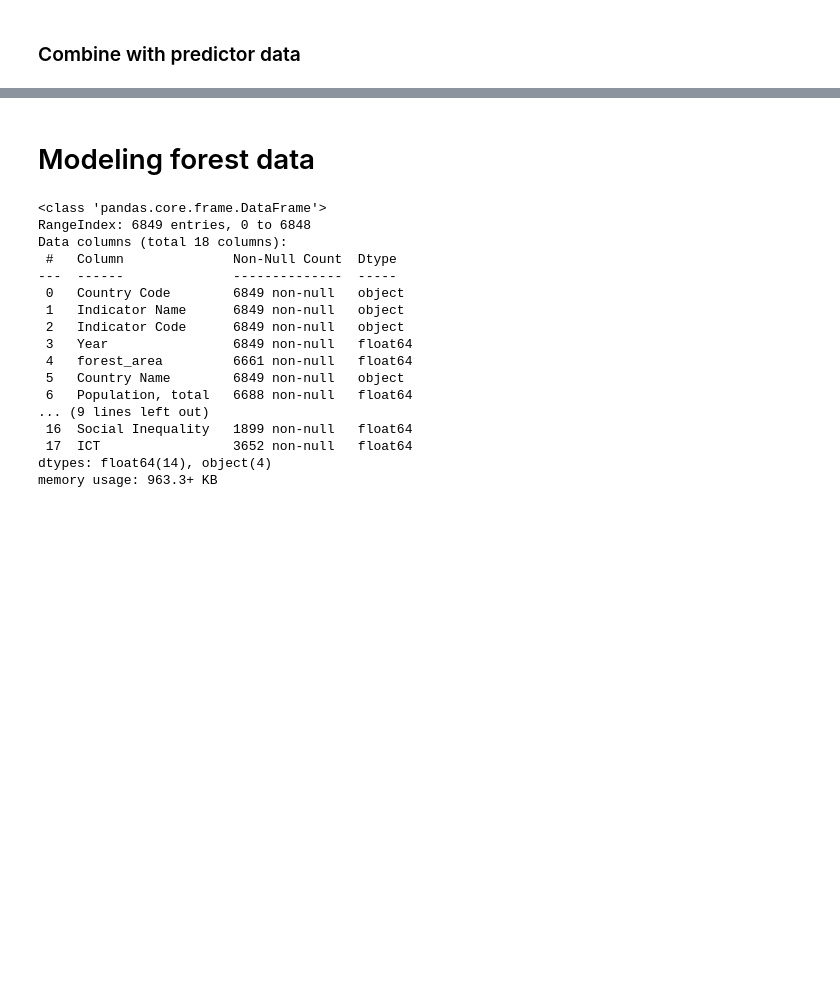
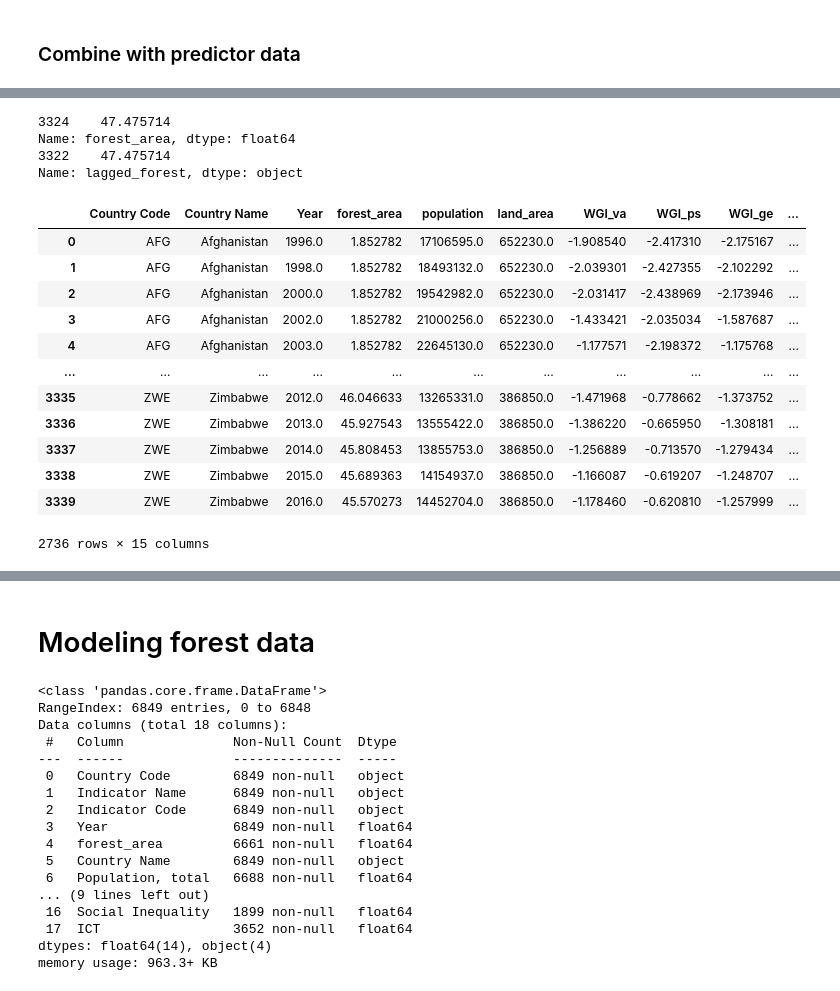
Before and after one commit to marcbarc19/DataScienceExam, a Jupyter notebook: forest-modelling.ipynb, the cells around one changed output, grey strips where cells are left out. Cells and saved outputs as stored; diff of their text form; code cells hidden in the pictures; blank space fills up the shorter version.

```diff
--- a/forest-modelling.ipynb
+++ b/forest-modelling.ipynb
@@ -385,0 +396,3 @@ forest_full.describe()
+# %%
+forest_full_imputed = forest_full_imputed.drop(columns=['Indicator Name', 'Indicator Code', 'Education', 'Innovation', 'Social Inequality'])
+forest_full_imputed.info()
@@ -385,0 +419,24 @@ forest_full.describe()
+# %%
+#Defining the number of years to lag
+lag_years = 4
+
+#Creating the new column 'lagged_ghg' and initializing with NaN
+forest_full_imputed['lagged_forest'] = pd.NA
+
+#Iterating over each row
+for i in range(len(forest_full_imputed)):
+    country = forest_full_imputed.loc[i, 'Country Code']
+    year = forest_full_imputed.loc[i, 'Year']
+
+    correct_year = year + lag_years
+
+    #Finding the row where the country is the same and the year is 'year + lag_years'
+    lagged_row = forest_full_imputed[(forest_full_imputed['Country Code'] == country) & (forest_full_imputed['Year'] == correct_year)]
+
+    #print(lagged_row['ghg'])
+    #If such a row exists, assign its 'Value' to the 'Lagged_Value' of the current row
+    if not lagged_row.empty:
+        forest_full_imputed.loc[i, 'lagged_forest'] = lagged_row['forest_area'].values[0]
+
+#Display the new dataframe
+display(forest_full_imputed)
@@ -385,0 +457,37 @@ forest_full.describe()
+# %%
+#Checking if the lagged is correct
+print(forest_full_imputed[(forest_full_imputed['Country Code'] == 'ZWE') & (forest_full_imputed['Year'] == 2000.0)]['forest_area'])
+
+print(forest_full_imputed[(forest_full_imputed['Country Code'] == 'ZWE') & (forest_full_imputed['Year'] == 1996.0)]['lagged_forest'])
+# %% [output]
+3324    47.475714
+Name: forest_area, dtype: float64
+3322    47.475714
+Name: lagged_forest, dtype: object
+# %%
+forest_full_imputed['lagged_forest'] = pd.to_numeric(forest_full_imputed['lagged_forest'])
+forest_full_imputed = forest_full_imputed.rename(columns={'Land area (sq. km)':'land_area'})
+forest_full_imputed = forest_full_imputed.rename(columns={'Population, total':'population'})
+forest_full_imputed = forest_full_imputed.rename(columns={'WGI VA':'WGI_va'})
+forest_full_imputed = forest_full_imputed.rename(columns={'WGI GE':'WGI_ge'})
+forest_full_imputed = forest_full_imputed.rename(columns={'WGI RL':'WGI_rl'})
+forest_full_imputed = forest_full_imputed.rename(columns={'WGI RQ':'WGI_rq'})
+forest_full_imputed = forest_full_imputed.rename(columns={'WGI PS':'WGI_ps'})
+forest_full_imputed = forest_full_imputed.rename(columns={'WGI CC':'WGI_cc'})
+forest_full_imputed =forest_full_imputed.dropna()
+
+display(forest_full_imputed)
+# %% [output]
+|  | Country Code | Country Name | Year | forest_area | population | land_area | WGI_va | WGI_ps | WGI_ge | ... |
+| 0 | AFG | Afghanistan | 1996.0 | 1.852782 | 17106595.0 | 652230.0 | -1.908540 | -2.417310 | -2.175167 | ... |
+| 1 | AFG | Afghanistan | 1998.0 | 1.852782 | 18493132.0 | 652230.0 | -2.039301 | -2.427355 | -2.102292 | ... |
+| 2 | AFG | Afghanistan | 2000.0 | 1.852782 | 19542982.0 | 652230.0 | -2.031417 | -2.438969 | -2.173946 | ... |
+| 3 | AFG | Afghanistan | 2002.0 | 1.852782 | 21000256.0 | 652230.0 | -1.433421 | -2.035034 | -1.587687 | ... |
+| 4 | AFG | Afghanistan | 2003.0 | 1.852782 | 22645130.0 | 652230.0 | -1.177571 | -2.198372 | -1.175768 | ... |
+| ... | ... | ... | ... | ... | ... | ... | ... | ... | ... | ... |
+| 3335 | ZWE | Zimbabwe | 2012.0 | 46.046633 | 13265331.0 | 386850.0 | -1.471968 | -0.778662 | -1.373752 | ... |
+| 3336 | ZWE | Zimbabwe | 2013.0 | 45.927543 | 13555422.0 | 386850.0 | -1.386220 | -0.665950 | -1.308181 | ... |
+| 3337 | ZWE | Zimbabwe | 2014.0 | 45.808453 | 13855753.0 | 386850.0 | -1.256889 | -0.713570 | -1.279434 | ... |
+| 3338 | ZWE | Zimbabwe | 2015.0 | 45.689363 | 14154937.0 | 386850.0 | -1.166087 | -0.619207 | -1.248707 | ... |
+| 3339 | ZWE | Zimbabwe | 2016.0 | 45.570273 | 14452704.0 | 386850.0 | -1.178460 | -0.620810 | -1.257999 | ... |
+2736 rows × 15 columns
```
Also changed, not shown: parts of 40 cells of this notebook, 1 other file.
